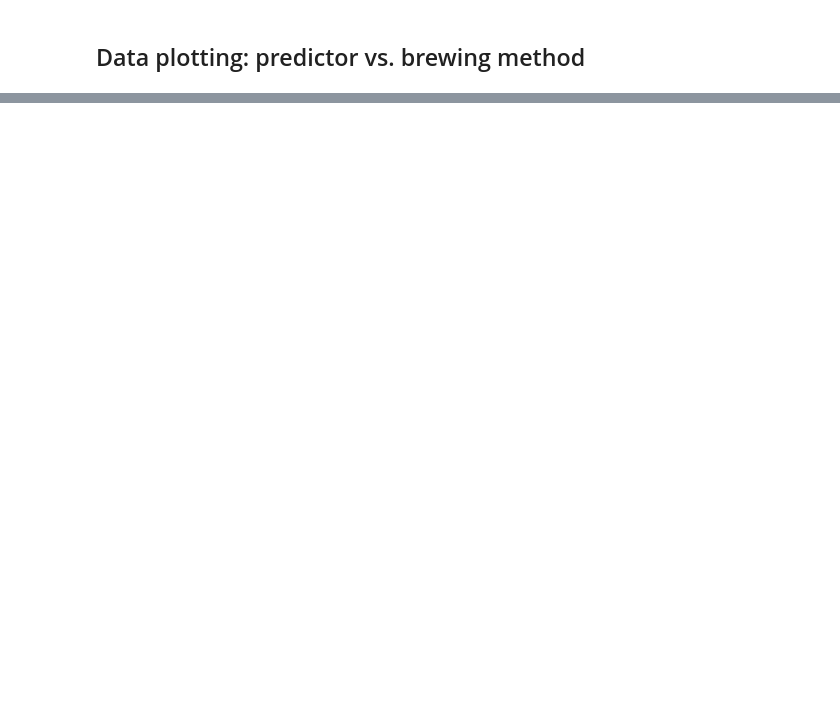
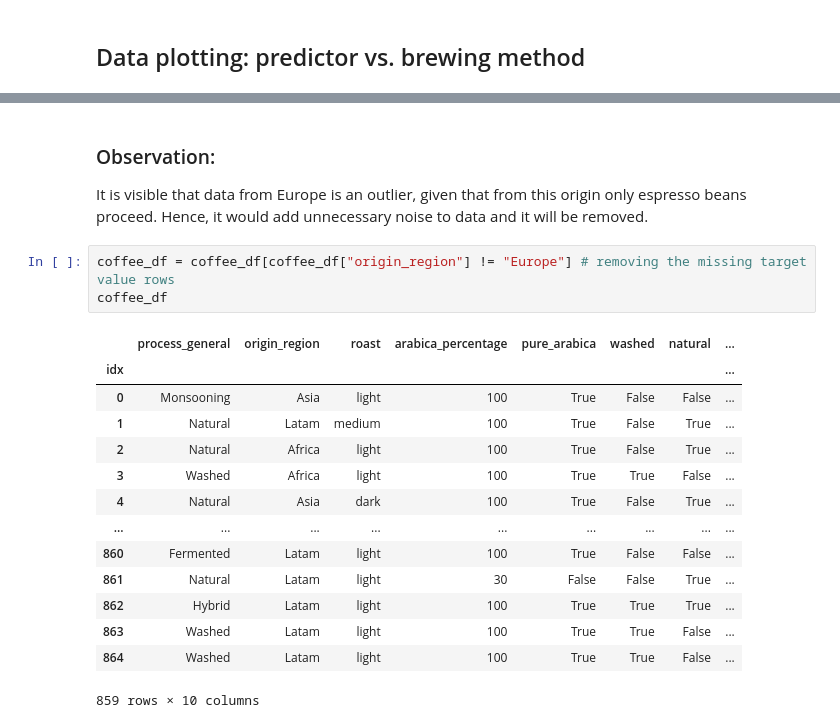
Before and after one commit to dominikacecylia/Tailored-brewing, a Jupyter notebook: tailored_brewing_eda.ipynb, the cells around one changed output, grey strips where cells are left out. Cells and saved outputs as stored; diff of their text form; blank space fills up the shorter version.

```diff
--- a/tailored_brewing_eda.ipynb
+++ b/tailored_brewing_eda.ipynb
@@ -65,0 +73,21 @@ TypeError: Neither the `x` nor `y` variable appears to be numeric.
+# %% [markdown]
+### Observation:
+It is visible that data from Europe is an outlier, given that from this origin only espresso beans proceed. Hence, it would add unnecessary noise to data and it will be removed.
+# %%
+coffee_df = coffee_df[coffee_df["origin_region"] != "Europe"] # removing the missing target value rows
+coffee_df
+# %% [output]
+|  | process_general | origin_region | roast | arabica_percentage | pure_arabica | washed | natural | ... |
+| idx |  |  |  |  |  |  |  | ... |
+| 0 | Monsooning | Asia | light | 100 | True | False | False | ... |
+| 1 | Natural | Latam | medium | 100 | True | False | True | ... |
+| 2 | Natural | Africa | light | 100 | True | False | True | ... |
+| 3 | Washed | Africa | light | 100 | True | True | False | ... |
+| 4 | Natural | Asia | dark | 100 | True | False | True | ... |
+| ... | ... | ... | ... | ... | ... | ... | ... | ... |
+| 860 | Fermented | Latam | light | 100 | True | False | False | ... |
+| 861 | Natural | Latam | light | 30 | False | False | True | ... |
+| 862 | Hybrid | Latam | light | 100 | True | True | True | ... |
+| 863 | Washed | Latam | light | 100 | True | True | False | ... |
+| 864 | Washed | Latam | light | 100 | True | True | False | ... |
+859 rows × 10 columns
```
Also changed, not shown: parts of 19 cells of this notebook, 1 other file.
